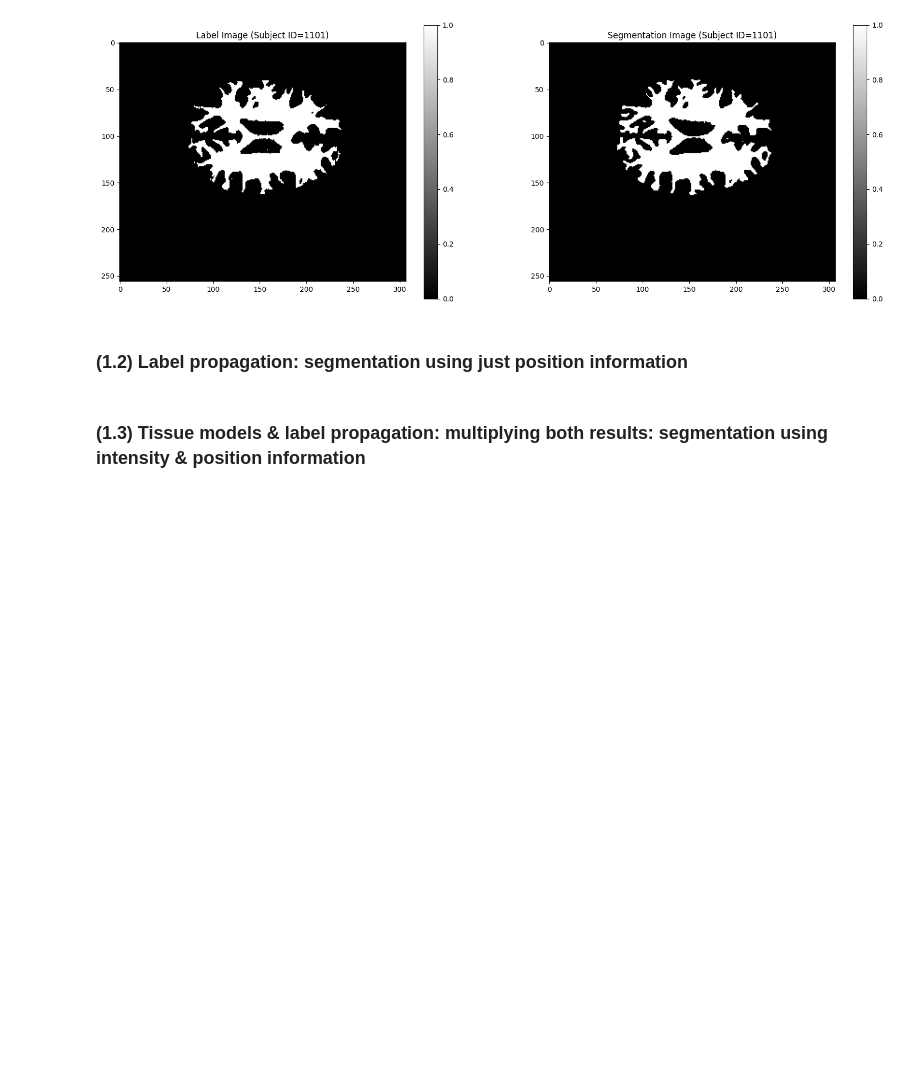
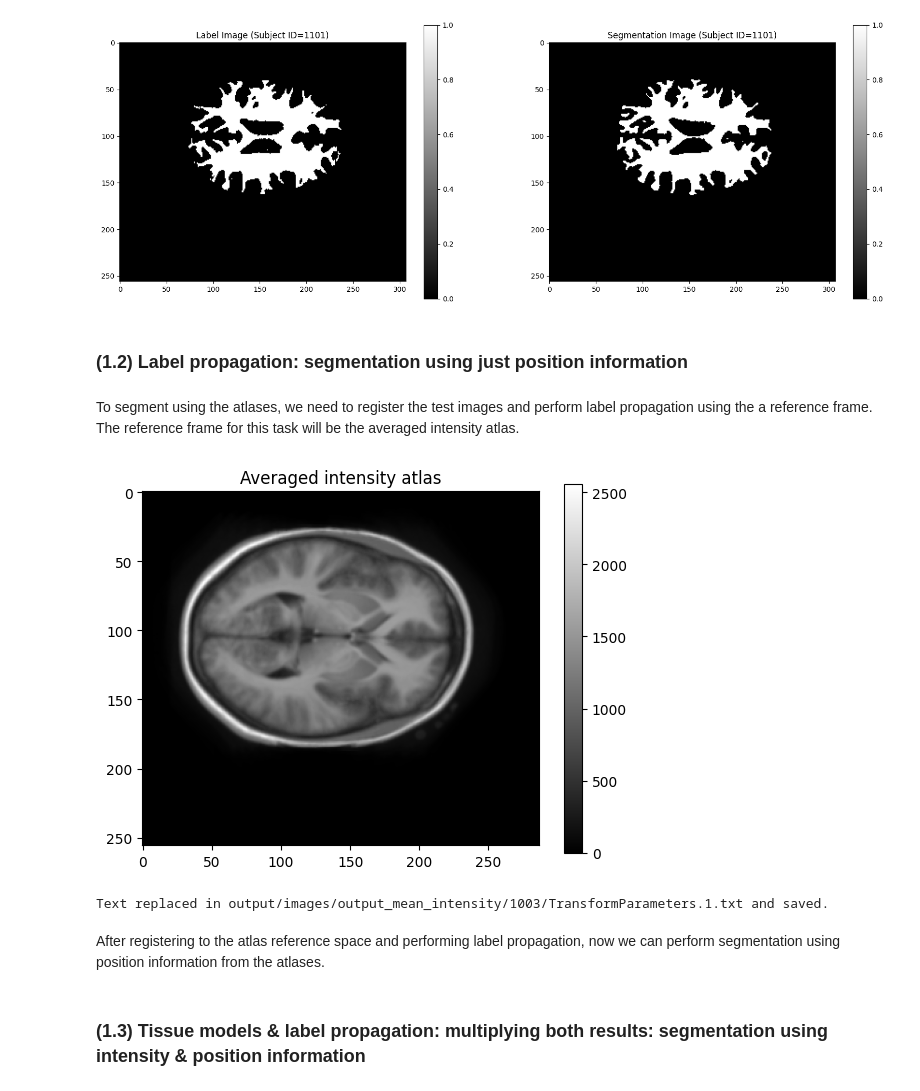
Before and after one commit to abdel-habib/medical-image-segmentation-and-applications, a Jupyter notebook: Lab 3/atlas_based_segmentation.ipynb, the cells around one changed output. Saved outputs shown, nothing was run; the diff lists cells and outputs as text; code cells hidden in the pictures; blank space fills up the shorter version.

Commit message:
update the notebook: starting task 1.2

```diff
--- a/Lab 3/atlas_based_segmentation.ipynb
+++ b/Lab 3/atlas_based_segmentation.ipynb
@@ -302,3 +361,14 @@ WM DICE:  0.887851689399675
 [figure]
 # %% [markdown]
 ### (1.2) Label propagation: segmentation using just position information
+# %% [markdown]
+To segment using the atlases, we need to register the test images and perform label propagation using the a reference frame. The reference frame for this task will be the averaged intensity atlas.
+# %%
+averaged_intensity_atlas_path = 'atlas_outputs/mean_intensity.nii.gz'
+reg_params = '-p "Par0010affine.txt" -p "Par0010bspline.txt"'
+# %%
+averaged_intensity_atlas, _ = NM.load_nifti(averaged_intensity_atlas_path)
+
+NM.show_nifti(averaged_intensity_atlas, title="Averaged intensity atlas", slice=128)
+# %% [output]
+[figure, added]
@@ -305,3 +422,17 @@ WM DICE:  0.887851689399675
+# %%
+# perform label propagation
+label_propagation_transformix(
+    fixed_path = averaged_intensity_atlas_path,
+    moving_path = 'test-set/testing-images\\1003.nii.gz',
+    input_label = 'test-set/testing-labels\\1003_3C.nii.gz',
+    transform_path = 'output/images/output_mean_intensity/1003/TransformParameters.1.txt',
+    replace_text_in_file_callback = replace_text_in_file,
+    create_dir_callback = create_directory_if_not_exists,
+    excute_cmd_callback = excute_cmd)
+# %% [output]
+Text replaced in output/images/output_mean_intensity/1003/TransformParameters.1.txt and saved.
+# %% [markdown]
+After registering to the atlas reference space and performing label propagation, now we can perform segmentation using position information from the atlases.
 # %% [markdown]
 ### (1.3) Tissue models & label propagation: multiplying both results: segmentation using intensity & position information
 # %% [markdown]
```
Also changed, not shown: parts of 5 cells of this notebook.
